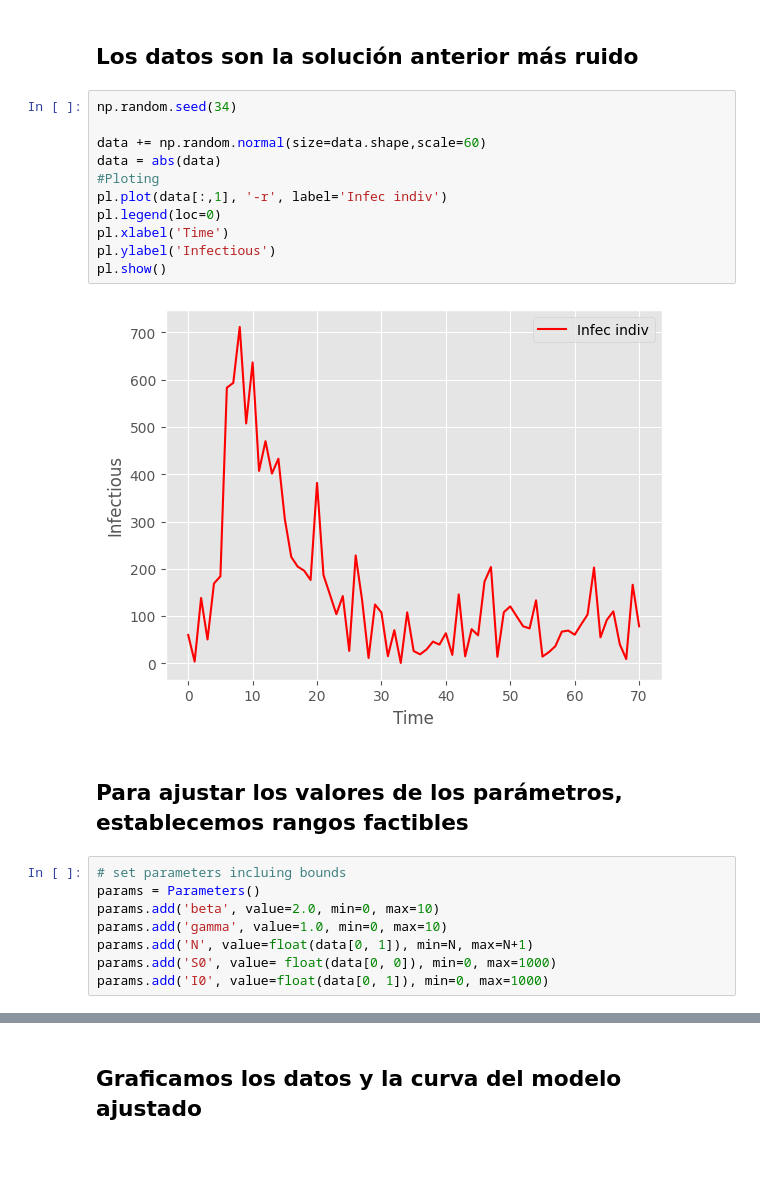
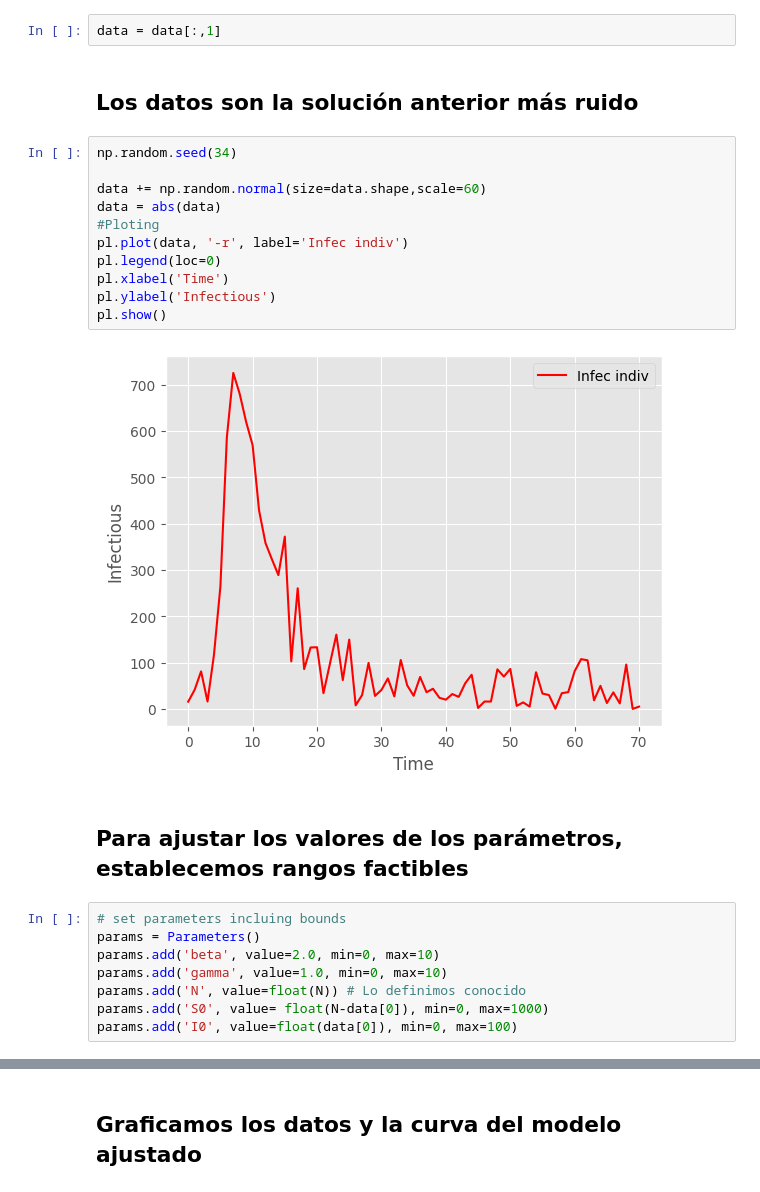
Before and after one commit to leticiaram/Modelacion-Epidemiologica, a Jupyter notebook: 2_Ajuste_Numerico_modelo_SIR.ipynb, the cells around one changed output, grey strips where cells are left out. Cells and saved outputs as stored; diff of their text form; blank space fills up the shorter version.

```diff
--- a/2_Ajuste_Numerico_modelo_SIR.ipynb
+++ b/2_Ajuste_Numerico_modelo_SIR.ipynb
@@ -96,18 +102,20 @@ pl.show()
+# %%
+data = data[:,1]
 # %% [markdown]
 ## Los datos son la solución anterior más ruido
 # %%
 np.random.seed(34)
 
 data += np.random.normal(size=data.shape,scale=60)
 data = abs(data)
 #Ploting
-pl.plot(data[:,1], '-r', label='Infec indiv')
+pl.plot(data, '-r', label='Infec indiv')
 pl.legend(loc=0)
 pl.xlabel('Time')
 pl.ylabel('Infectious')
 pl.show()
 # %% [output]
-[figure, old version]
+[figure, new version]
 # %% [markdown]
 ## Para ajustar los valores de los parámetros, establecemos rangos factibles
 # %%
@@ -115,6 +123,6 @@ pl.show()
 params = Parameters()
 params.add('beta', value=2.0, min=0, max=10)
 params.add('gamma', value=1.0, min=0, max=10)
-params.add('N', value=float(data[0, 1]), min=N, max=N+1)
-params.add('S0', value= float(data[0, 0]), min=0, max=1000)
-params.add('I0', value=float(data[0, 1]), min=0, max=1000)
+params.add('N', value=float(N)) # Lo definimos conocido
+params.add('S0', value= float(N-data[0]), min=0, max=1000)
+params.add('I0', value=float(data[0]), min=0, max=100)
```
Also changed, not shown: parts of 16 cells of this notebook.
